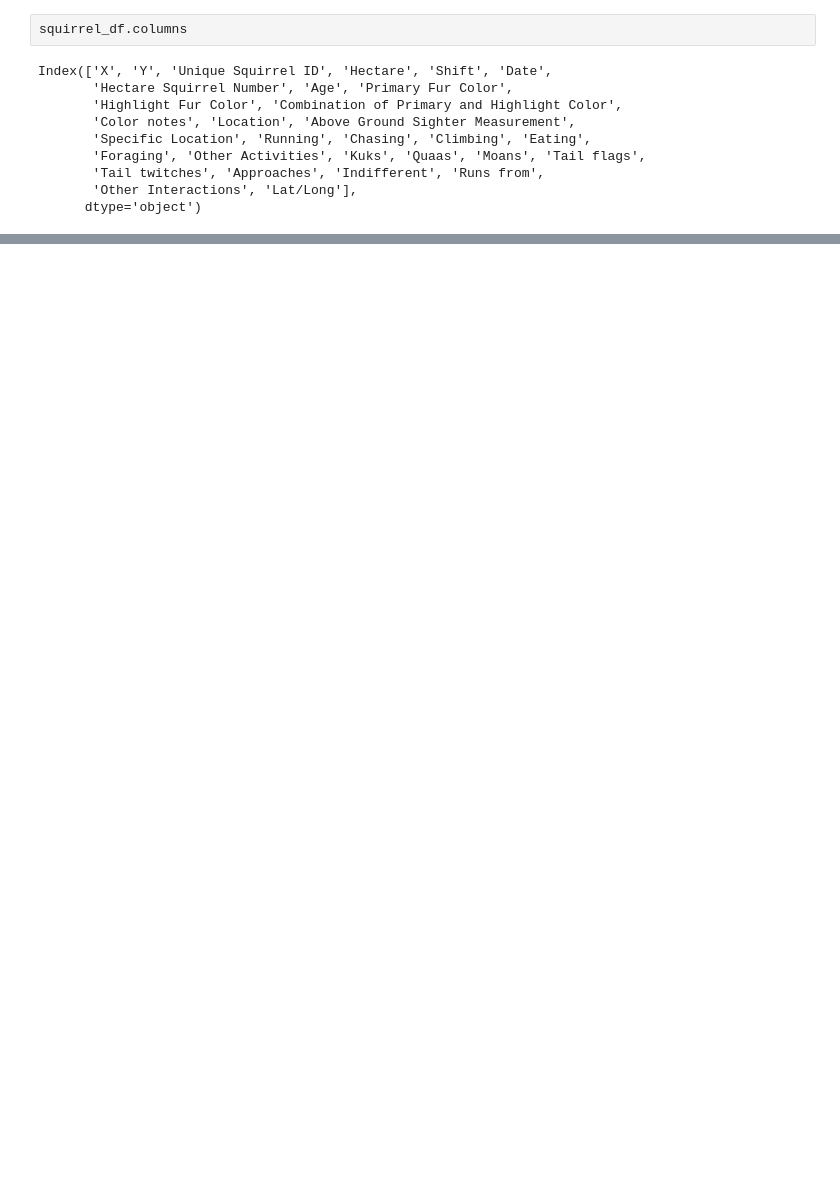
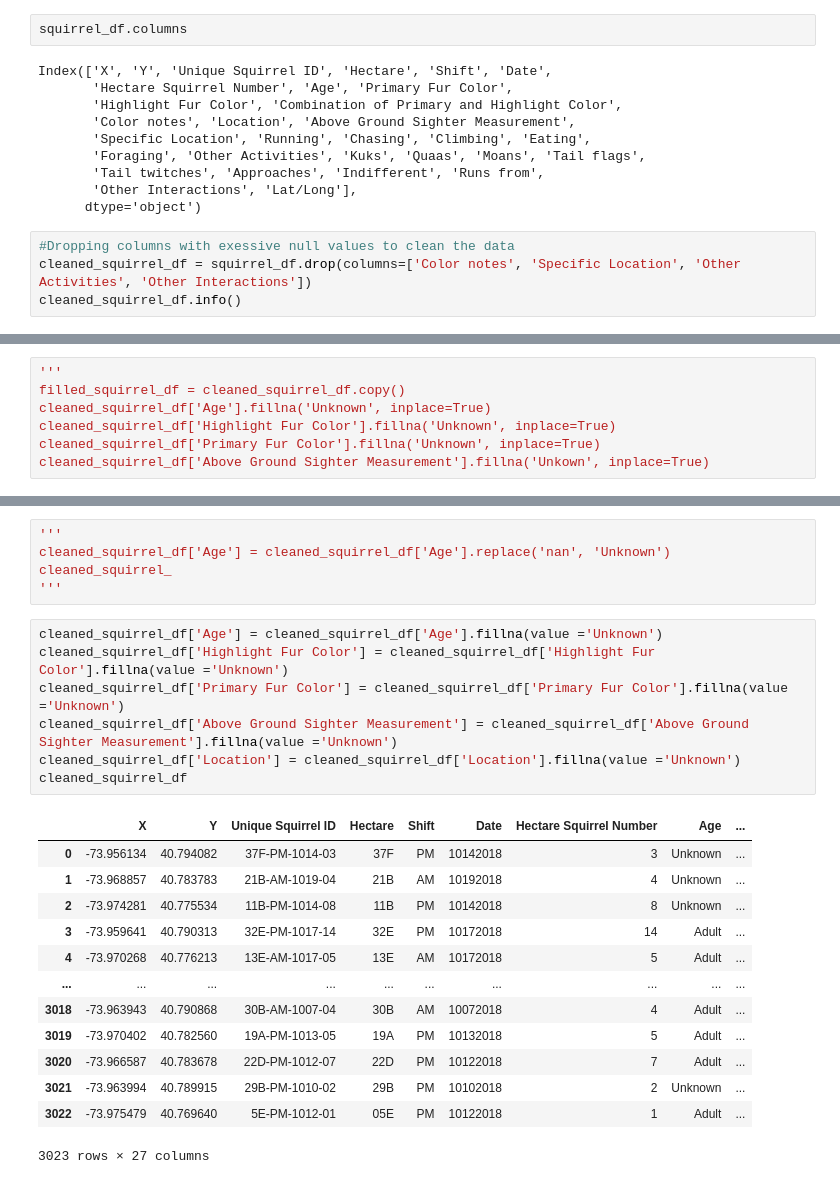
Before and after one commit to remi3333/DSPR_Research_Wildlife, a Jupyter notebook: WildlifeResearch.ipynb, the cells around one changed output, grey strips where cells are left out. Drawn from its saved outputs; the diff is of its cells as text; blank space fills up the shorter version.

```diff
--- a/WildlifeResearch.ipynb
+++ b/WildlifeResearch.ipynb
@@ -54,3 +59,7 @@ Index(['X', 'Y', 'Unique Squirrel ID', 'Hectare', 'Shift', 'Date',
        'Tail twitches', 'Approaches', 'Indifferent', 'Runs from',
        'Other Interactions', 'Lat/Long'],
       dtype='object')
+# %%
+#Dropping columns with exessive null values to clean the data
+cleaned_squirrel_df = squirrel_df.drop(columns=['Color notes', 'Specific Location', 'Other Activities', 'Other Interactions'])
+cleaned_squirrel_df.info()
@@ -56,0 +134,7 @@ Index(['X', 'Y', 'Unique Squirrel ID', 'Hectare', 'Shift', 'Date',
+# %%
+'''
+filled_squirrel_df = cleaned_squirrel_df.copy()
+cleaned_squirrel_df['Age'].fillna('Unknown', inplace=True)
+cleaned_squirrel_df['Highlight Fur Color'].fillna('Unknown', inplace=True)
+cleaned_squirrel_df['Primary Fur Color'].fillna('Unknown', inplace=True)
+cleaned_squirrel_df['Above Ground Sighter Measurement'].fillna('Unkown', inplace=True)
@@ -56,0 +159,26 @@ Index(['X', 'Y', 'Unique Squirrel ID', 'Hectare', 'Shift', 'Date',
+# %%
+'''
+cleaned_squirrel_df['Age'] = cleaned_squirrel_df['Age'].replace('nan', 'Unknown')
+cleaned_squirrel_
+'''
+# %%
+cleaned_squirrel_df['Age'] = cleaned_squirrel_df['Age'].fillna(value ='Unknown')
+cleaned_squirrel_df['Highlight Fur Color'] = cleaned_squirrel_df['Highlight Fur Color'].fillna(value ='Unknown')
+cleaned_squirrel_df['Primary Fur Color'] = cleaned_squirrel_df['Primary Fur Color'].fillna(value ='Unknown')
+cleaned_squirrel_df['Above Ground Sighter Measurement'] = cleaned_squirrel_df['Above Ground Sighter Measurement'].fillna(value ='Unknown')
+cleaned_squirrel_df['Location'] = cleaned_squirrel_df['Location'].fillna(value ='Unknown')
+cleaned_squirrel_df
+# %% [output]
+|  | X | Y | Unique Squirrel ID | Hectare | Shift | Date | Hectare Squirrel Number | Age | ... |
+| 0 | -73.956134 | 40.794082 | 37F-PM-1014-03 | 37F | PM | 10142018 | 3 | Unknown | ... |
+| 1 | -73.968857 | 40.783783 | 21B-AM-1019-04 | 21B | AM | 10192018 | 4 | Unknown | ... |
+| 2 | -73.974281 | 40.775534 | 11B-PM-1014-08 | 11B | PM | 10142018 | 8 | Unknown | ... |
+| 3 | -73.959641 | 40.790313 | 32E-PM-1017-14 | 32E | PM | 10172018 | 14 | Adult | ... |
+| 4 | -73.970268 | 40.776213 | 13E-AM-1017-05 | 13E | AM | 10172018 | 5 | Adult | ... |
+| ... | ... | ... | ... | ... | ... | ... | ... | ... | ... |
+| 3018 | -73.963943 | 40.790868 | 30B-AM-1007-04 | 30B | AM | 10072018 | 4 | Adult | ... |
+| 3019 | -73.970402 | 40.782560 | 19A-PM-1013-05 | 19A | PM | 10132018 | 5 | Adult | ... |
+| 3020 | -73.966587 | 40.783678 | 22D-PM-1012-07 | 22D | PM | 10122018 | 7 | Adult | ... |
+| 3021 | -73.963994 | 40.789915 | 29B-PM-1010-02 | 29B | PM | 10102018 | 2 | Unknown | ... |
+| 3022 | -73.975479 | 40.769640 | 5E-PM-1012-01 | 05E | PM | 10122018 | 1 | Adult | ... |
+3023 rows × 27 columns
```
Also changed, not shown: parts of 10 cells of this notebook.
